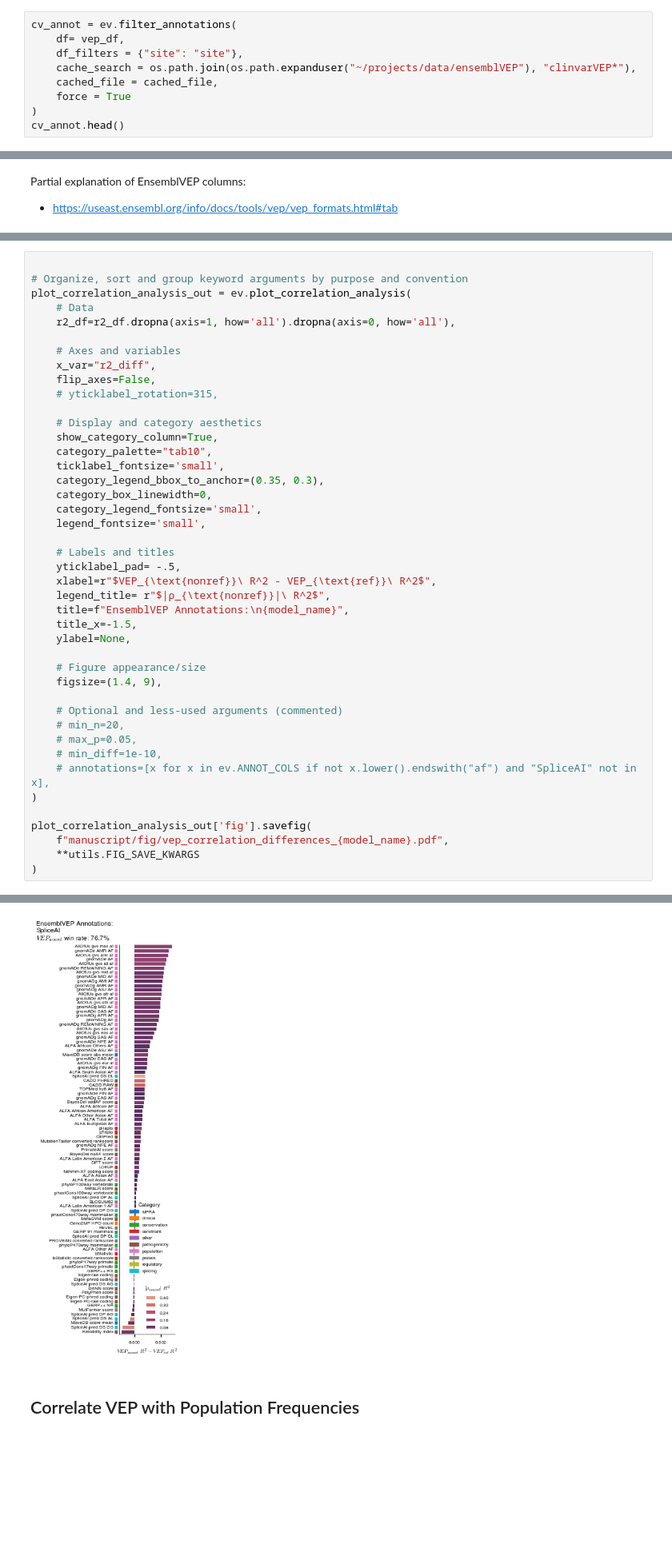
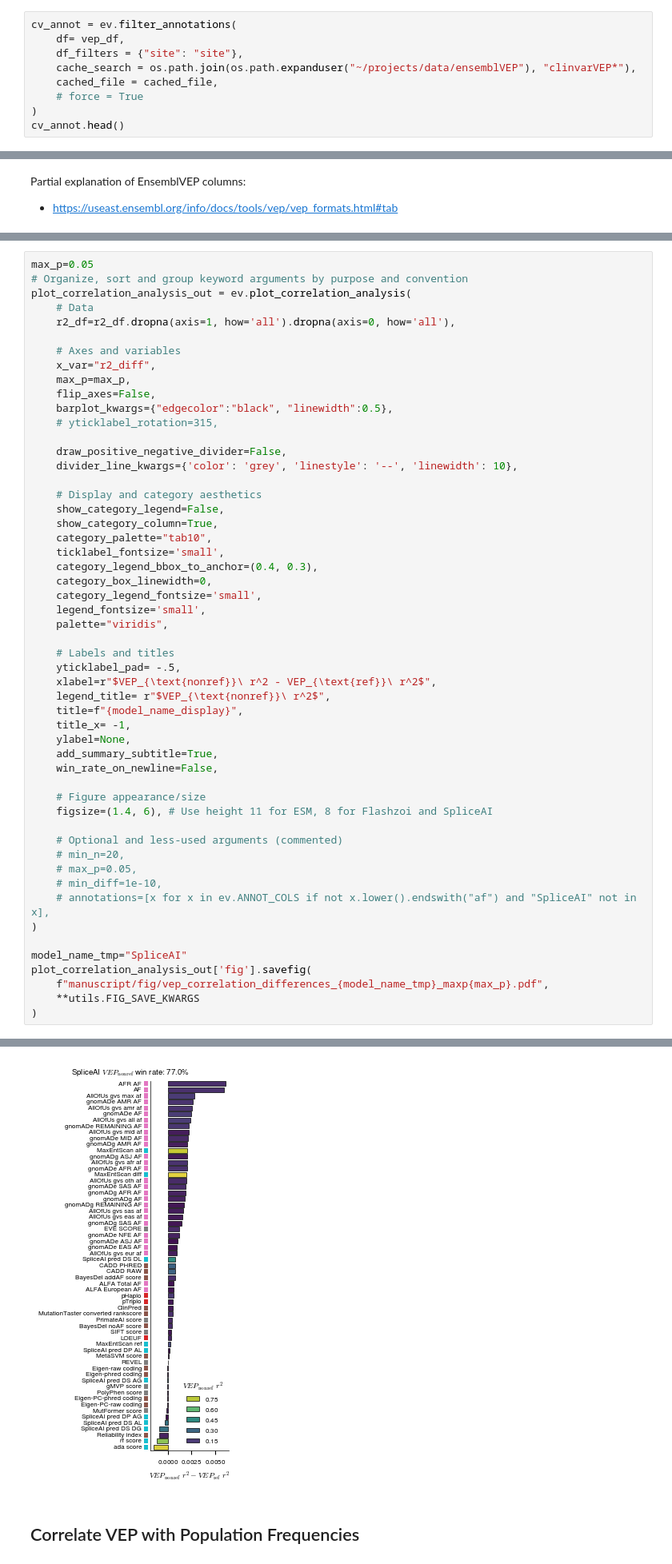
Before and after one commit to bschilder/VEP_protein, a Jupyter notebook: notebooks/ensemblVEP_annotations.ipynb, the cells around one changed output, grey strips where cells are left out. Shown at 80% size. Cells and saved outputs as stored; diff of their text form; blank space fills up the shorter version.

```diff
--- a/notebooks/ensemblVEP_annotations.ipynb
+++ b/notebooks/ensemblVEP_annotations.ipynb
@@ -129,7 +127,7 @@ cv_annot = ev.filter_annotations(
     df_filters = {"site": "site"},
     cache_search = os.path.join(os.path.expanduser("~/projects/data/ensemblVEP"), "clinvarVEP*"),
     cached_file = cached_file,
-    force = True
+    # force = True
 )
 cv_annot.head()
 # %% [output]
@@ -221,5 +259,5 @@ r2_df
 # %%
-
+max_p=0.05
 # Organize, sort and group keyword arguments by purpose and convention
 plot_correlation_analysis_out = ev.plot_correlation_analysis(
     # Data
@@ -227,47 +265,57 @@ plot_correlation_analysis_out = ev.plot_correlation_analysis(
 
     # Axes and variables
     x_var="r2_diff",
+    max_p=max_p,
     flip_axes=False,
+    barplot_kwargs={"edgecolor":"black", "linewidth":0.5},
     # yticklabel_rotation=315,
 
+    draw_positive_negative_divider=False,
+    divider_line_kwargs={'color': 'grey', 'linestyle': '--', 'linewidth': 10},
+
     # Display and category aesthetics
+    show_category_legend=False,
     show_category_column=True,
     category_palette="tab10",
     ticklabel_fontsize='small',
-    category_legend_bbox_to_anchor=(0.35, 0.3),
+    category_legend_bbox_to_anchor=(0.4, 0.3),
     category_box_linewidth=0,
     category_legend_fontsize='small',
     legend_fontsize='small',
+    palette="viridis",
 
     # Labels and titles
     yticklabel_pad= -.5,
-    xlabel=r"$VEP_{\text{nonref}}\ R^2 - VEP_{\text{ref}}\ R^2$",
-    legend_title= r"$|ρ_{\text{nonref}}|\ R^2$",
-    title=f"EnsemblVEP Annotations:\n{model_name}",
-    title_x=-1.5,
+    xlabel=r"$VEP_{\text{nonref}}\ r^2 - VEP_{\text{ref}}\ r^2$",
+    legend_title= r"$VEP_{\text{nonref}}\ r^2$",
+    title=f"{model_name_display}",
+    title_x= -1,
     ylabel=None,
+    add_summary_subtitle=True,
+    win_rate_on_newline=False,
 
     # Figure appearance/size
-    figsize=(1.4, 9),
+    figsize=(1.4, 6), # Use height 11 for ESM, 8 for Flashzoi and SpliceAI
 
     # Optional and less-used arguments (commented)
     # min_n=20,
     # max_p=0.05,
     # min_diff=1e-10,
     # annotations=[x for x in ev.ANNOT_COLS if not x.lower().endswith("af") and "SpliceAI" not in x],
 )
 
+model_name_tmp="SpliceAI"
 plot_correlation_analysis_out['fig'].savefig(
-    f"manuscript/fig/vep_correlation_differences_{model_name}.pdf",
+    f"manuscript/fig/vep_correlation_differences_{model_name_tmp}_maxp{max_p}.pdf",
     **utils.FIG_SAVE_KWARGS
 )
 # %% [output]
 'created' timestamp seems very low; regarding as unix timestamp
 'modified' timestamp seems very low; regarding as unix timestamp
 'created' timestamp seems very low; regarding as unix timestamp
 'modified' timestamp seems very low; regarding as unix timestamp
 'created' timestamp seems very low; regarding as unix timestamp
 'modified' timestamp seems very low; regarding as unix timestamp
-[figure, old version]
+[figure, new version]
 # %% [markdown]
 ## Correlate VEP with Population Frequencies
```
Also changed, not shown: parts of 21 cells of this notebook, 51 other files.
